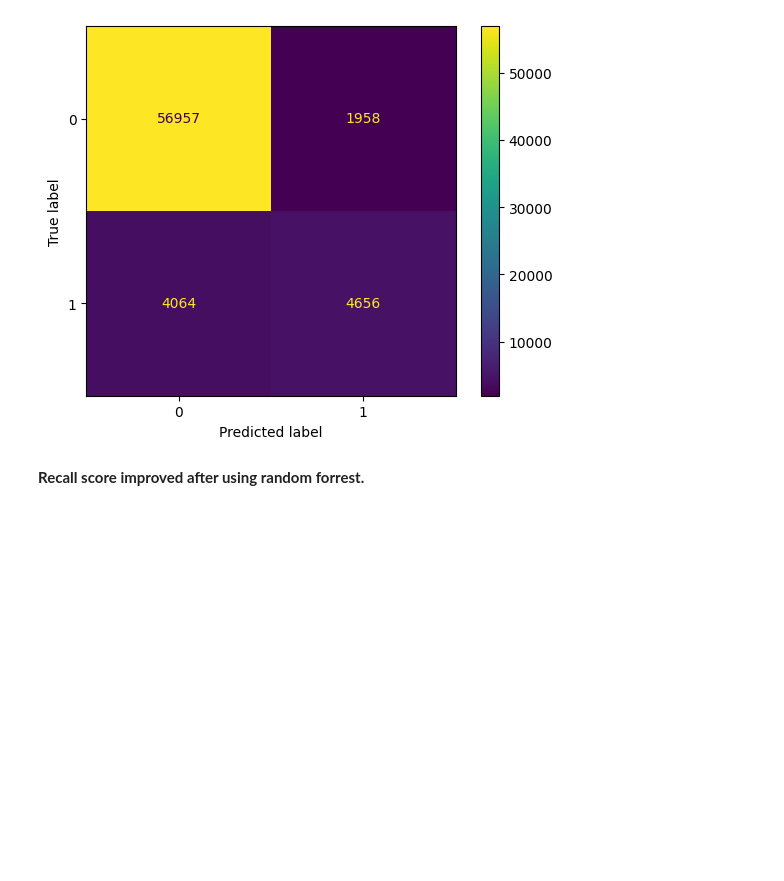
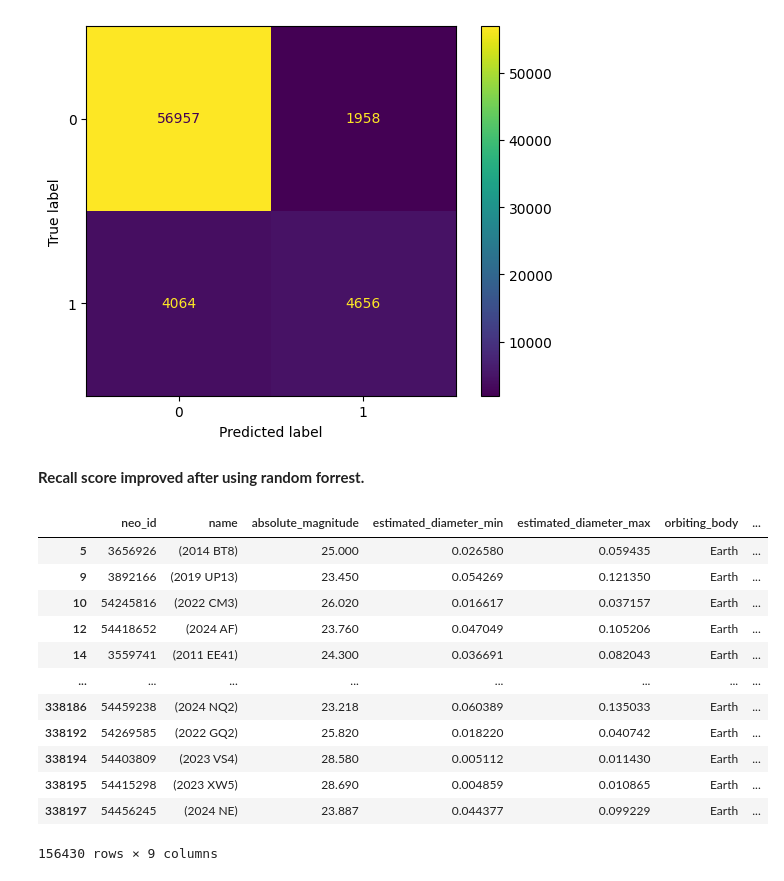
Before and after one commit to JaySprog/nasa_neo, a Jupyter notebook: nasa-neo.ipynb, the cells around one changed output. Saved outputs shown, nothing was run; the diff lists cells and outputs as text; code cells hidden in the pictures; blank space fills up the shorter version.

```diff
--- a/nasa-neo.ipynb
+++ b/nasa-neo.ipynb
@@ -526,3 +526,22 @@ precison score is 0.7039612942243726
 [figure]
 # %% [markdown]
 **Recall score improved after using random forrest.**
+# %%
+# Checking the criteria of diameter less than 0.14 km
+
+filtered_data=data[data['estimated_diameter_max'] < 0.14]
+filtered_data
+# %% [output]
+|  | neo_id | name | absolute_magnitude | estimated_diameter_min | estimated_diameter_max | orbiting_body | ... |
+| 5 | 3656926 | (2014 BT8) | 25.000 | 0.026580 | 0.059435 | Earth | ... |
+| 9 | 3892166 | (2019 UP13) | 23.450 | 0.054269 | 0.121350 | Earth | ... |
+| 10 | 54245816 | (2022 CM3) | 26.020 | 0.016617 | 0.037157 | Earth | ... |
+| 12 | 54418652 | (2024 AF) | 23.760 | 0.047049 | 0.105206 | Earth | ... |
+| 14 | 3559741 | (2011 EE41) | 24.300 | 0.036691 | 0.082043 | Earth | ... |
+| ... | ... | ... | ... | ... | ... | ... | ... |
+| 338186 | 54459238 | (2024 NQ2) | 23.218 | 0.060389 | 0.135033 | Earth | ... |
+| 338192 | 54269585 | (2022 GQ2) | 25.820 | 0.018220 | 0.040742 | Earth | ... |
+| 338194 | 54403809 | (2023 VS4) | 28.580 | 0.005112 | 0.011430 | Earth | ... |
+| 338195 | 54415298 | (2023 XW5) | 28.690 | 0.004859 | 0.010865 | Earth | ... |
+| 338197 | 54456245 | (2024 NE) | 23.887 | 0.044377 | 0.099229 | Earth | ... |
+156430 rows × 9 columns
```
Also changed, not shown: parts of 5 cells of this notebook.
